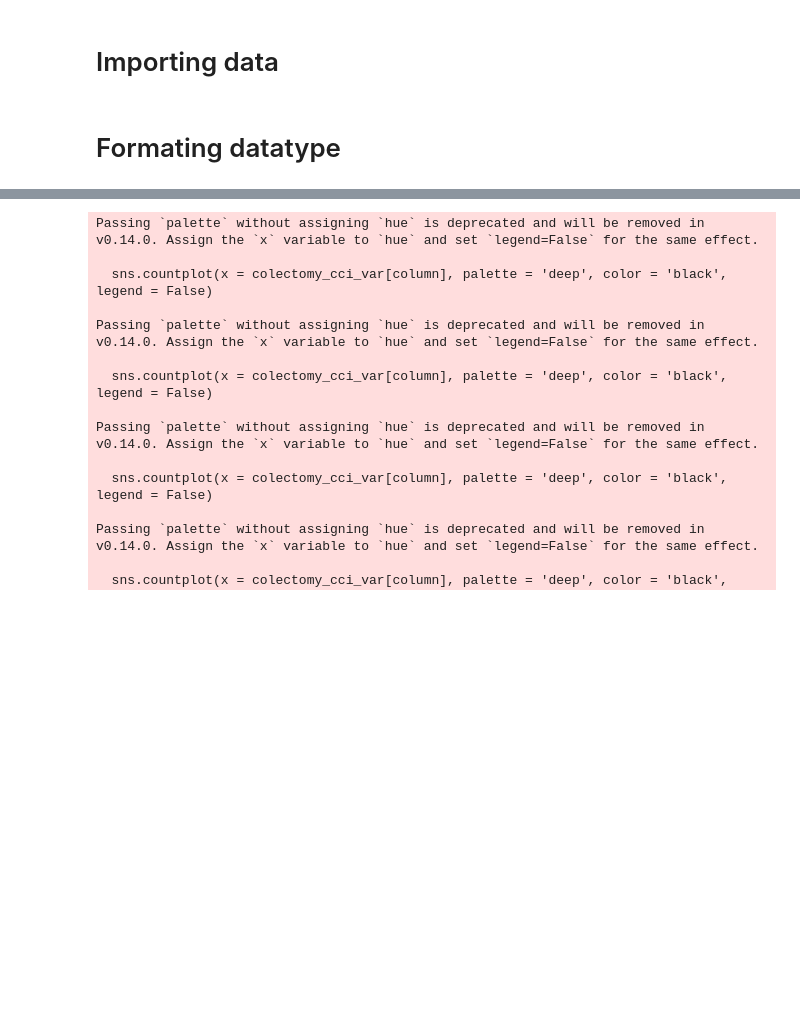
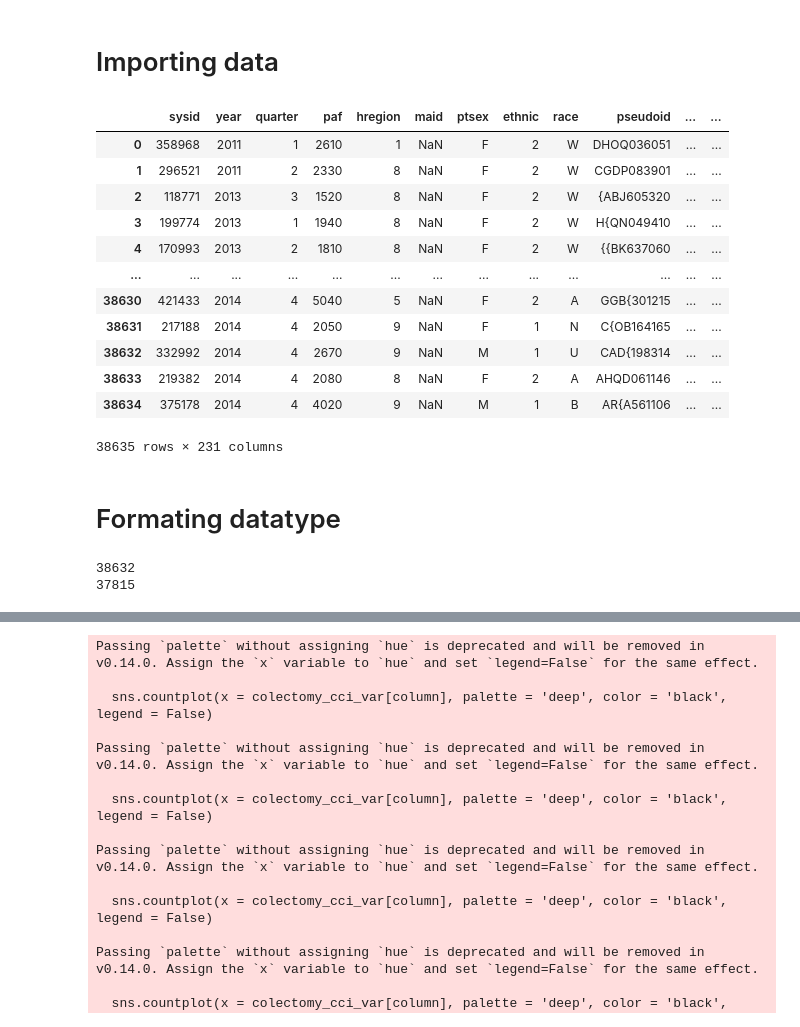
Before and after one commit to totton-hollenbeak/DS340W-Project, a Jupyter notebook: DS340W_Implementation.ipynb, the cells around one changed output, grey strips where cells are left out. Saved outputs shown, nothing was run; the diff lists cells and outputs as text; code cells hidden in the pictures; blank space fills up the shorter version.

```diff
--- a/DS340W_Implementation.ipynb
+++ b/DS340W_Implementation.ipynb
@@ -35,3 +36,19 @@ colectomy_cci_var = pd.read_csv('./colectomy_cci_var.csv', dtype = 'str')
+# %%
+colectomy_cci_var
+# %% [output]
+|  | sysid | year | quarter | paf | hregion | maid | ptsex | ethnic | race | pseudoid | ... | ... |
+| 0 | 358968 | 2011 | 1 | 2610 | 1 | NaN | F | 2 | W | DHOQ036051 | ... | ... |
+| 1 | 296521 | 2011 | 2 | 2330 | 8 | NaN | F | 2 | W | CGDP083901 | ... | ... |
+| 2 | 118771 | 2013 | 3 | 1520 | 8 | NaN | F | 2 | W | {ABJ605320 | ... | ... |
+| 3 | 199774 | 2013 | 1 | 1940 | 8 | NaN | F | 2 | W | H{QN049410 | ... | ... |
+| 4 | 170993 | 2013 | 2 | 1810 | 8 | NaN | F | 2 | W | {{BK637060 | ... | ... |
+| ... | ... | ... | ... | ... | ... | ... | ... | ... | ... | ... | ... | ... |
+| 38630 | 421433 | 2014 | 4 | 5040 | 5 | NaN | F | 2 | A | GGB{301215 | ... | ... |
+| 38631 | 217188 | 2014 | 4 | 2050 | 9 | NaN | F | 1 | N | C{OB164165 | ... | ... |
+| 38632 | 332992 | 2014 | 4 | 2670 | 9 | NaN | M | 1 | U | CAD{198314 | ... | ... |
+| 38633 | 219382 | 2014 | 4 | 2080 | 8 | NaN | F | 2 | A | AHQD061146 | ... | ... |
+| 38634 | 375178 | 2014 | 4 | 4020 | 9 | NaN | M | 1 | B | AR{A561106 | ... | ... |
+38635 rows × 231 columns
 # %% [markdown]
 # Formating datatype
 # %%
@@ -47,6 +64,9 @@ colectomy_cci_var['age'] = colectomy_cci_var['age'].astype(int)
 
 # Drop observations
 colectomy_cci_var = colectomy_cci_var[colectomy_cci_var['adsource'] != '9']
+print(len(colectomy_cci_var))
+colectomy_cci_var = colectomy_cci_var.groupby('pdx').filter(lambda x: len(x) >= 100)
+print(len(colectomy_cci_var))
 
 # Select Relevant Features
 features = ['year', 'ptsex', 'race', 'age', 'adtype', 'adsource', 'admdx']
@@ -73,6 +93,9 @@ colectomy_cci_var['admdx'] = colectomy_cci_var['admdx'].map(category_counts)
 
 #for feature in features:
 #    print(colectomy_cci_var[feature].value_counts())
+# %% [output]
+38632
+37815
 # %%
 # Extracting categorical and numerical columns
 cat_cols = [col for col in colectomy_cci_var[features].columns if colectomy_cci_var[col].dtype == 'object']
```
Also changed, not shown: parts of 82 cells of this notebook.
